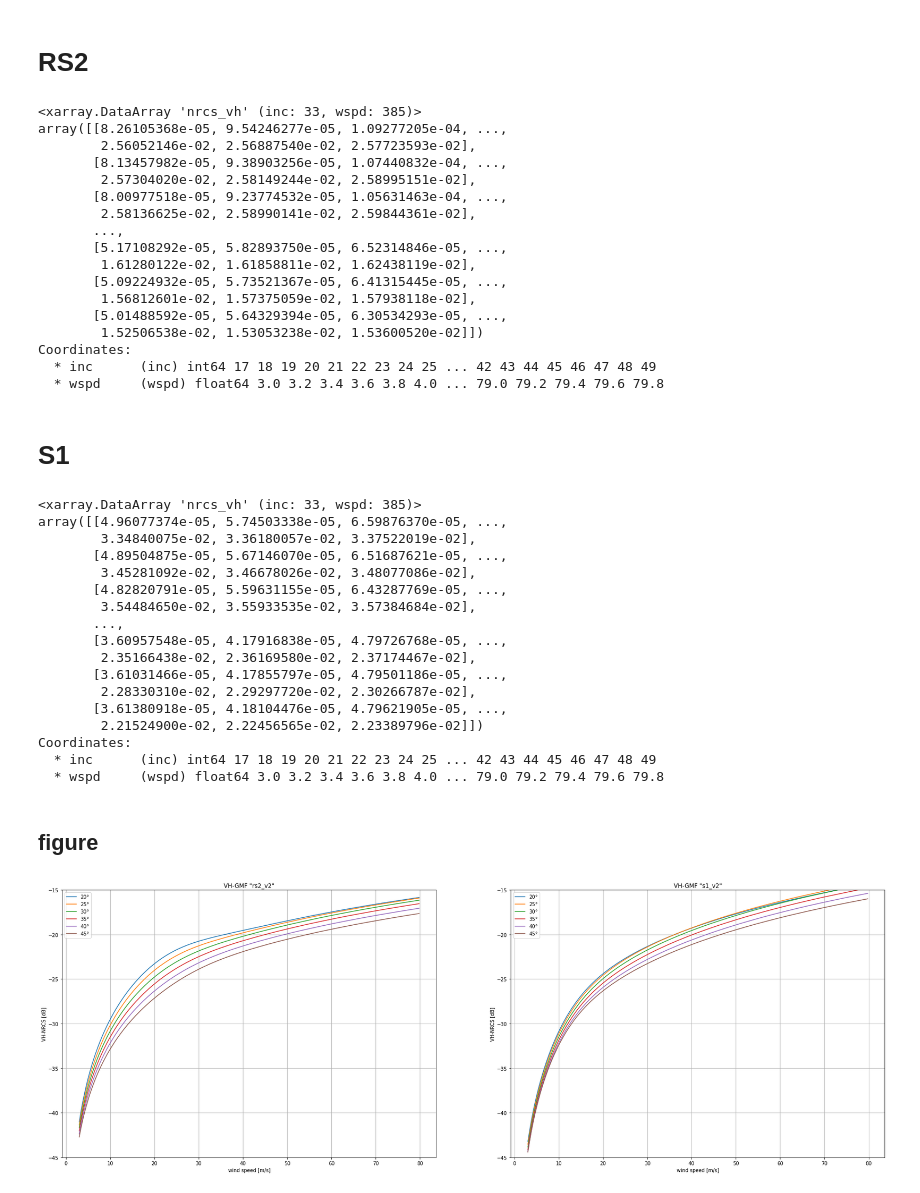
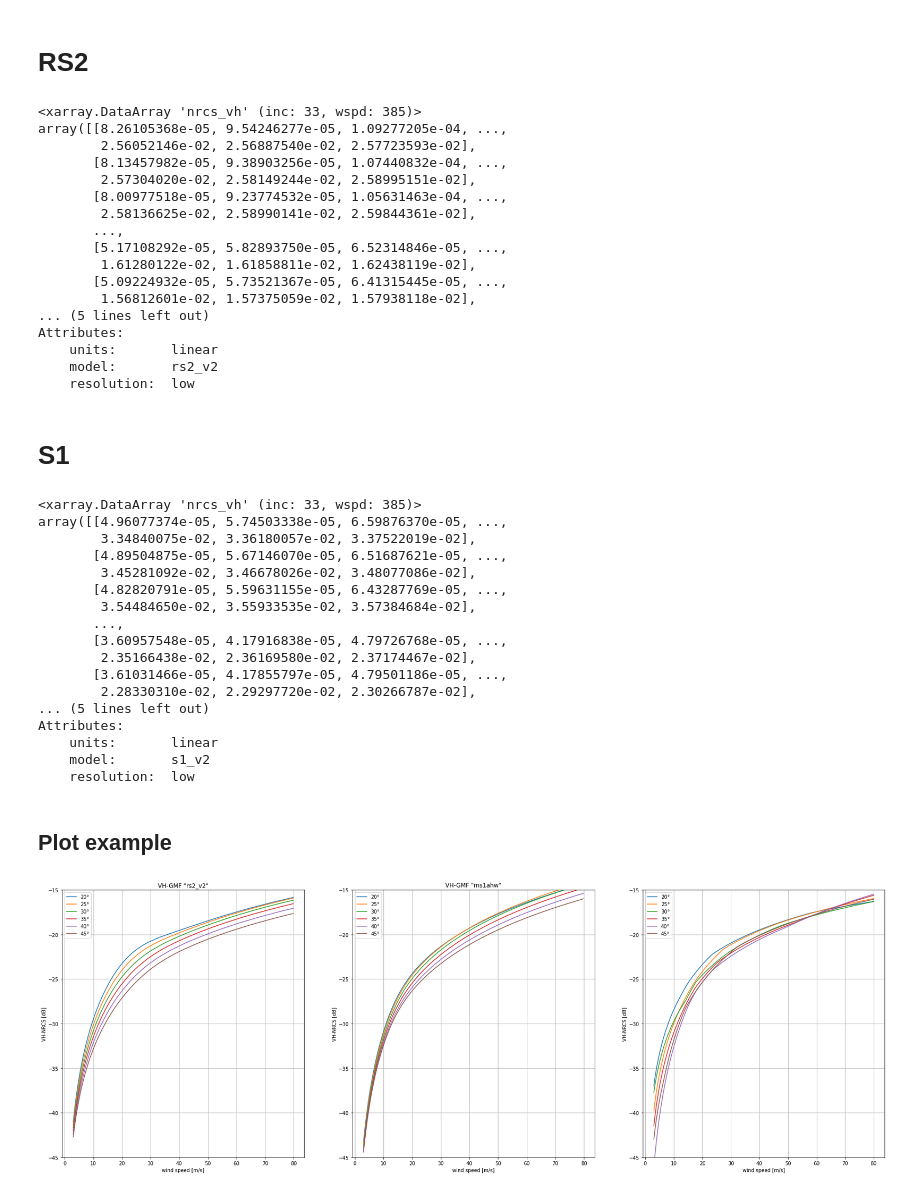
Before and after one commit to vincelhx/GMFs_tools, a Jupyter notebook: demo.ipynb, the cells around one changed output. Drawn from its saved outputs; the diff is of its cells as text; code cells hidden in the pictures.

```diff
--- a/demo.ipynb
+++ b/demo.ipynb
@@ -9,3 +13,18 @@ windspeed = np.arange(3,80,0.2)
+# %%
+path = "./GMF_cmodms1ahw/"
+
+sigma0_db = np.ascontiguousarray(np.transpose(np.load(os.path.join(path, 'sigma.npy'))))
+inc = pkl.load(open(os.path.join(path, 'incidence_angle.pkl'), 'rb'), encoding='iso-8859-1')
+wspd = pkl.load(open(os.path.join(path, 'wind_speed.pkl'), 'rb'), encoding='iso-8859-1')
+# %%
+sigma0_ms1ahw_dB = xr.DataArray(sigma0_db, dims=('wspd','inc'), coords = (wspd,inc))
+final_dims = ('inc','wspd')
+sigma0_ms1ahw_dB = sigma0_ms1ahw_dB.transpose(*final_dims)
+sigma0_ms1ahw_dB.name = 'sigma0_gmf'
+sigma0_ms1ahw_dB.attrs['units'] = 'dB'
+sigma0_ms1ahw_dB.attrs['model'] = "ms1ahw"
+sigma0_ms1ahw_dB.attrs['resolution'] = 'high'
+sigma0_ms1ahw_dB
 # %% [markdown]
 # RS2
 # %%
@@ -14,7 +33,9 @@ sigma0_rs2 = xr.DataArray(coords = (incidence,windspeed), dims=('inc','wspd'), n
 for i_wspd, one_wspd in enumerate(windspeed):
     for i_inc, one_inc in enumerate(incidence):
         sigma0_rs2[i_inc, i_wspd] = gmf_rs2_v2(one_inc, one_wspd)
-
+sigma0_rs2.attrs['units'] = 'linear'
+sigma0_rs2.attrs['model'] = "rs2_v2"
+sigma0_rs2.attrs['resolution'] = 'low'
 sigma0_rs2
 # %% [output]
 <xarray.DataArray 'nrcs_vh' (inc: 33, wspd: 385)>
@@ -29,11 +50,11 @@ array([[8.26105368e-05, 9.54246277e-05, 1.09277205e-04, ...,
         1.61280122e-02, 1.61858811e-02, 1.62438119e-02],
        [5.09224932e-05, 5.73521367e-05, 6.41315445e-05, ...,
         1.56812601e-02, 1.57375059e-02, 1.57938118e-02],
-       [5.01488592e-05, 5.64329394e-05, 6.30534293e-05, ...,
-        1.52506538e-02, 1.53053238e-02, 1.53600520e-02]])
-Coordinates:
-  * inc      (inc) int64 17 18 19 20 21 22 23 24 25 ... 42 43 44 45 46 47 48 49
-  * wspd     (wspd) float64 3.0 3.2 3.4 3.6 3.8 4.0 ... 79.0 79.2 79.4 79.6 79.8
+... (5 lines left out)
+Attributes:
+    units:       linear
+    model:       rs2_v2
+    resolution:  low
 # %% [markdown]
 # S1
 # %%
@@ -42,7 +63,9 @@ sigma0_s1 = xr.DataArray(coords = (incidence,windspeed), dims=('inc','wspd'), na
 for i_wspd, one_wspd in enumerate(windspeed):
     for i_inc, one_inc in enumerate(incidence):
         sigma0_s1[i_inc, i_wspd] = gmf_s1_v2(one_inc, one_wspd)
-
+sigma0_s1.attrs['units'] = 'linear'
+sigma0_s1.attrs['model'] = "s1_v2"
+sigma0_s1.attrs['resolution'] = 'low'
 sigma0_s1
 # %% [output]
 <xarray.DataArray 'nrcs_vh' (inc: 33, wspd: 385)>
@@ -57,33 +80,35 @@ array([[4.96077374e-05, 5.74503338e-05, 6.59876370e-05, ...,
         2.35166438e-02, 2.36169580e-02, 2.37174467e-02],
        [3.61031466e-05, 4.17855797e-05, 4.79501186e-05, ...,
         2.28330310e-02, 2.29297720e-02, 2.30266787e-02],
-       [3.61380918e-05, 4.18104476e-05, 4.79621905e-05, ...,
-        2.21524900e-02, 2.22456565e-02, 2.23389796e-02]])
-Coordinates:
-  * inc      (inc) int64 17 18 19 20 21 22 23 24 25 ... 42 43 44 45 46 47 48 49
-  * wspd     (wspd) float64 3.0 3.2 3.4 3.6 3.8 4.0 ... 79.0 79.2 79.4 79.6 79.8
+... (5 lines left out)
+Attributes:
+    units:       linear
+    model:       s1_v2
+    resolution:  low
-# %% [markdown]
-## figure
+# %% [markdown]
+## Plot example
 # %%
-fig, axs = plt.subplots(1, 2)
+fig, axs = plt.subplots(1, 3)
 fig.set_size_inches(30, 10)
 
 for i,inc in enumerate(np.arange(20,50,5)):
     axs[0].plot(sigma0_rs2.wspd,10*np.log10(sigma0_rs2.sel(inc=inc)),label=str(inc)+"°")
     axs[1].plot(sigma0_s1.wspd,10*np.log10(sigma0_s1.sel(inc=inc)),label=str(inc)+"°")
 
-
+    axs[2].plot(sigma0_ms1ahw_dB.wspd,sigma0_ms1ahw_dB.sel(inc=inc),label=str(inc)+"°")
 
 
 
 axs[0].set_title('VH-GMF "rs2_v2"')
 axs[1].set_title('VH-GMF "s1_v2"')
+axs[1].set_title('VH-GMF "ms1ahw"')
 
 for ax in axs :
+
     ax.legend()
     ax.grid()
     ax.set_ylim((-45,-15))
     ax.set_xlabel("wind speed [m/s]")
     ax.set_ylabel("VH-NRCS [dB]")
 # %% [output]
-[figure, old version]
+[figure, new version]
```
Also changed, not shown: parts of 2 cells of this notebook, 4 other files.
